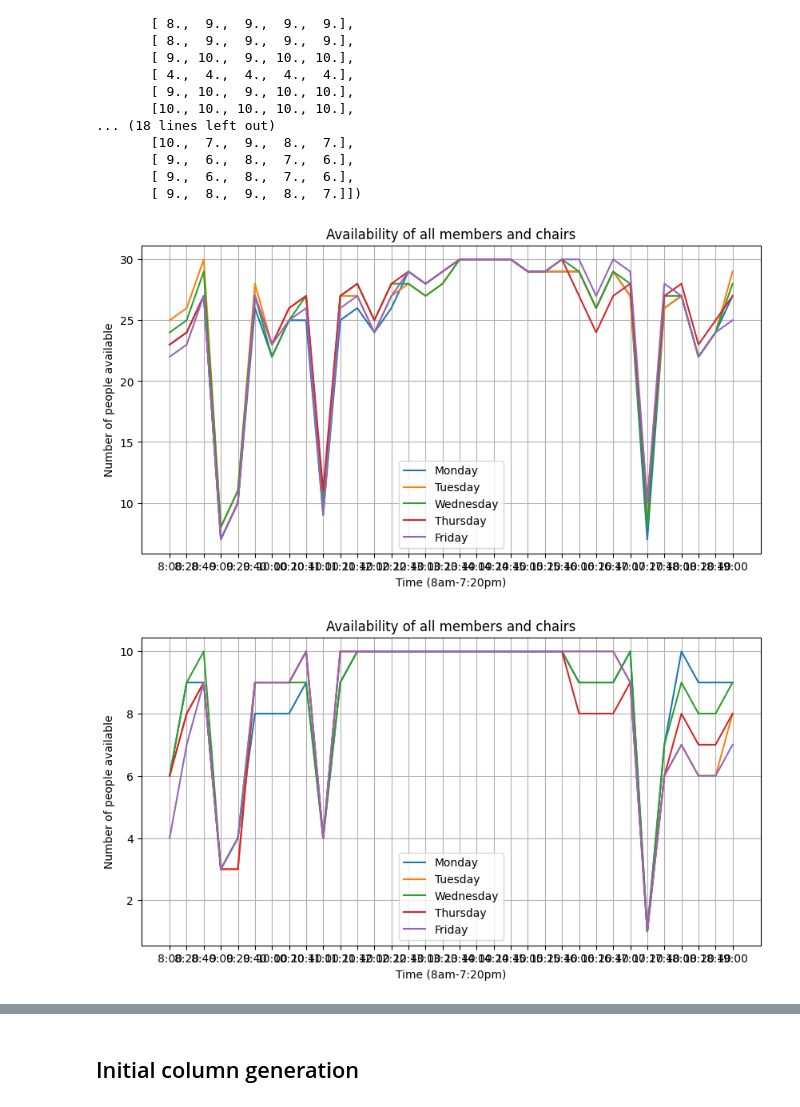
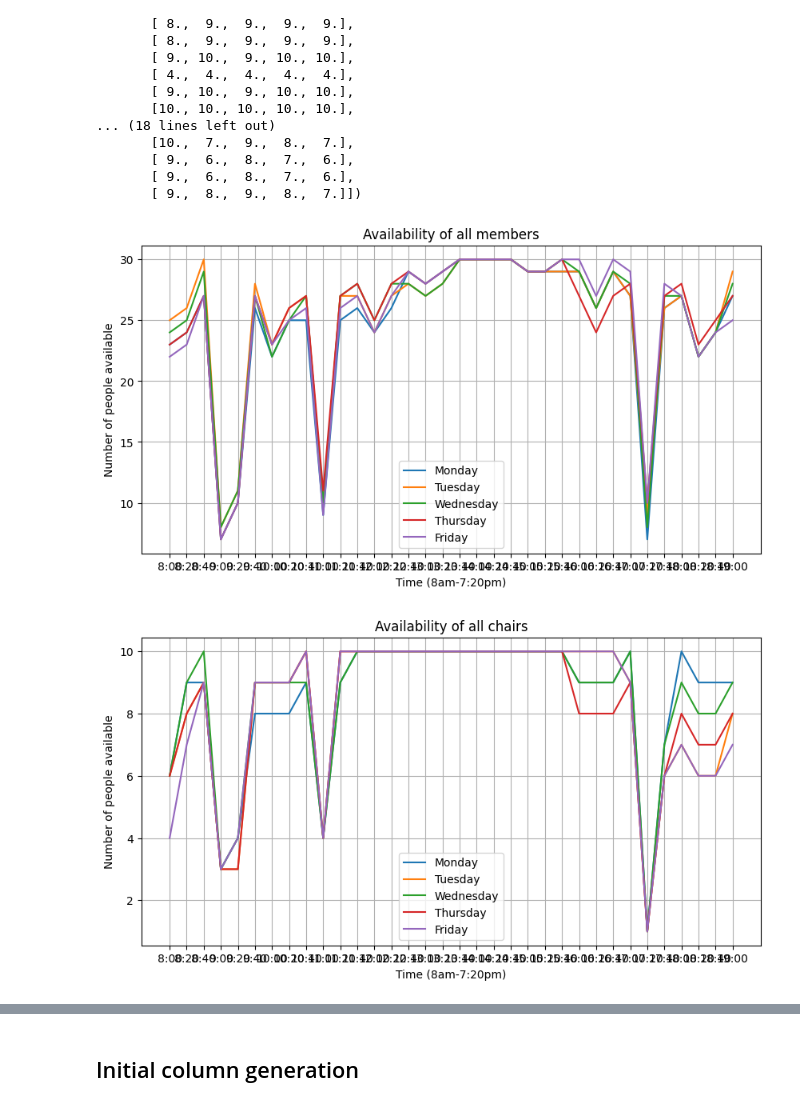
Before and after one commit to kevin51jiang/msci-435-project, a Jupyter notebook: datasetGeneration.ipynb, the cells around one changed output, grey strips where cells are left out. Drawn from its saved outputs; the diff is of its cells as text; code cells hidden in the pictures.

Commit message:
add more plots

```diff
--- a/datasetGeneration.ipynb
+++ b/datasetGeneration.ipynb
@@ -504,3 +504,14 @@ plot_schedule_map(members)
 [figure]
 [figure]
 ... (18 outputs left out)
+# %%
+# Find the average amount of time slots that are unavailable per day, by person
+
+import numpy as np
+
+unavailable_time_member = np.zeros((30, 5))
+for i, person in enumerate(members_availability.keys()):
+    for day_ind, day in enumerate(['M', 'T', 'W', 'Th', 'F']):
+        unavailable_time_member[i][day_ind] = len(
+            list(filter(lambda x: x[1] == True, members_availability[person]['schedule'][day].items())))
+unavailable_time_member
@@ -601,7 +644,7 @@ array([[ 6.,  6.,  6.,  6.,  4.],
        [ 9.,  6.,  8.,  7.,  6.],
        [ 9.,  8.,  9.,  8.,  7.]])
 # %%
-def plot_schedule(schedule):
+def plot_schedule(schedule, title='Availability of all members and chairs'):
     # Plot out each row of the schedule in a line graph
     import matplotlib.pyplot as plt
 
@@ -609,7 +652,7 @@ def plot_schedule(schedule):
     days = ['Monday', 'Tuesday', 'Wednesday', 'Thursday', 'Friday']
     for i, day in enumerate(days):
         plt.plot(schedule[i], label=day)
-    plt.title('Availability of all members and chairs')
+    plt.title(title)
     plt.xlabel('Time (8am-7:20pm)')
     plt.ylabel('Number of people available')
     plt.xticks(range(0, 34), [f"{i // 3}:{(i % 3) * 20:02d}" for i in range(8 * 3, 19 * 3 + 1)])
@@ -617,13 +660,13 @@ def plot_schedule(schedule):
     plt.legend()
     plt.show()
 # %%
-plot_schedule(member_schedule)
+plot_schedule(member_schedule, "Availability of all members")
 # %% [output]
-[figure, old version]
+[figure, new version]
 # %%
-plot_schedule(chair_schedule)
+plot_schedule(chair_schedule, title='Availability of all chairs')
 # %% [output]
-[figure, old version]
+[figure, new version]
 # %%
 # Find the maximum number of meetings that can happen (5 members and 1 chair, 4 meetings per time slot)
 
```
Also changed, not shown: parts of 6 cells of this notebook.
